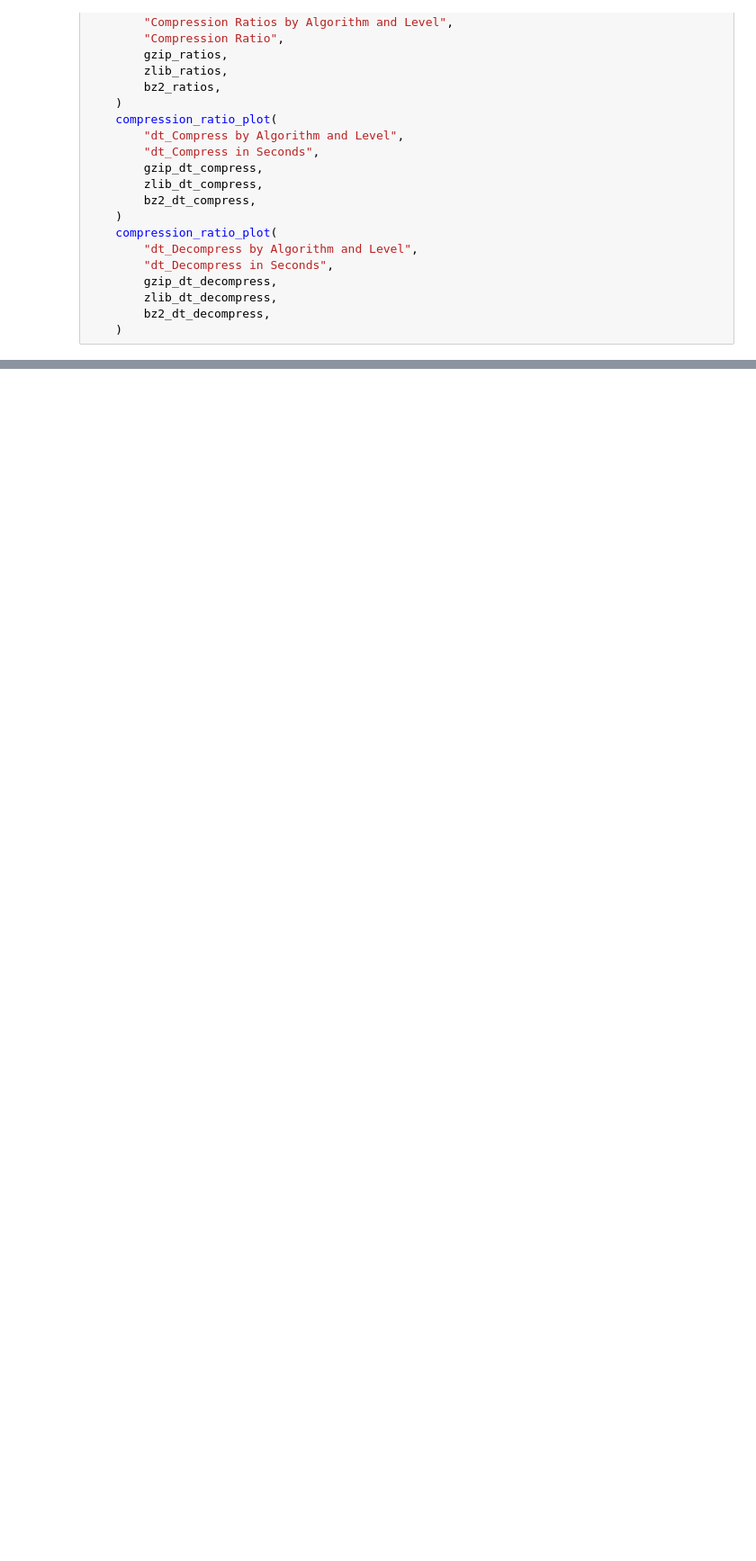
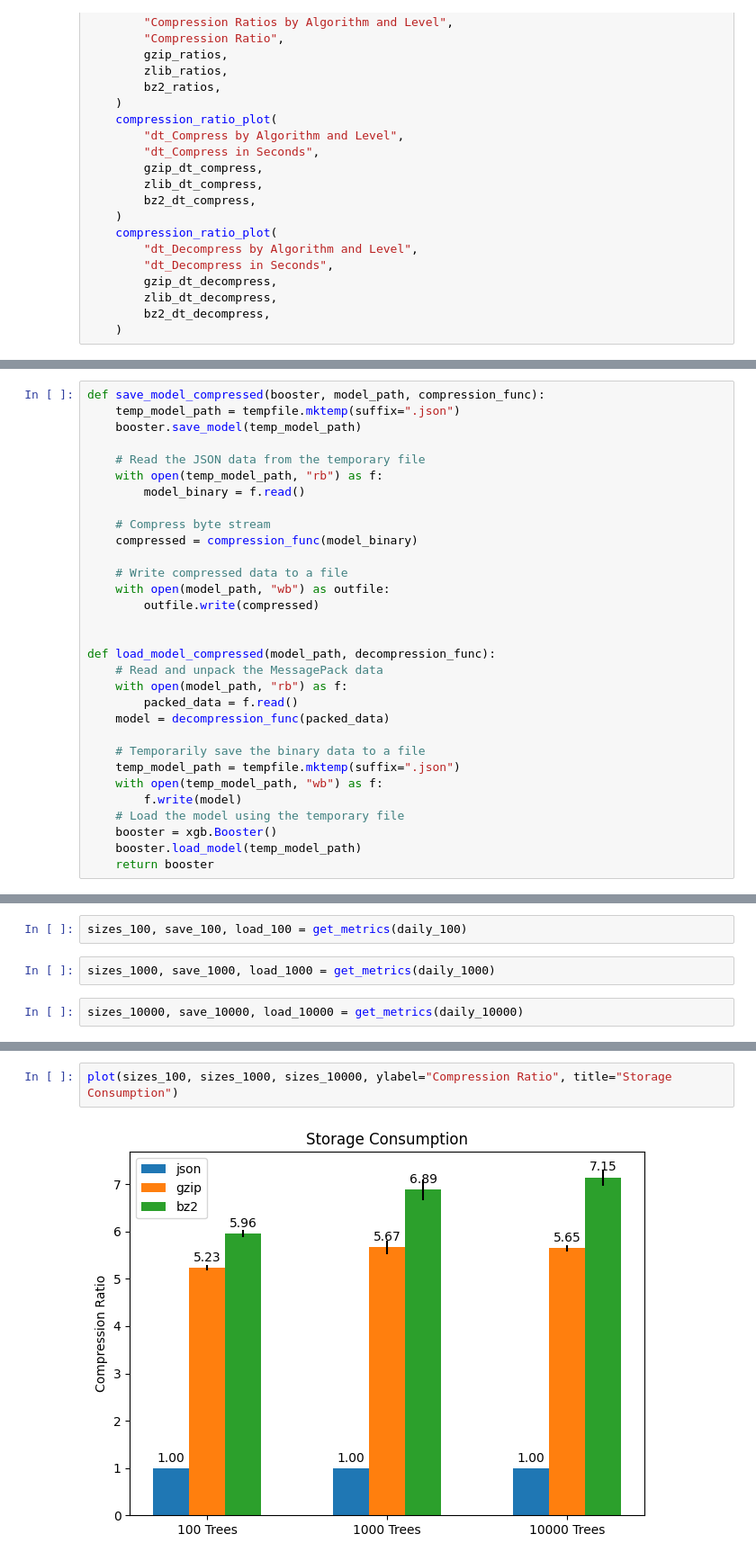
Before and after one commit to dkuska/tree-ensemble-model-management, a Jupyter notebook: compression/naive_compression.ipynb, the cells around one changed output, grey strips where cells are left out. Shown at 90% size. Drawn from its saved outputs; the diff is of its cells as text; blank space fills up the shorter version.

```diff
--- a/compression/naive_compression.ipynb
+++ b/compression/naive_compression.ipynb
@@ -147,0 +167,31 @@ compression_wrapper(xgboost_path)
+# %%
+def save_model_compressed(booster, model_path, compression_func):
+    temp_model_path = tempfile.mktemp(suffix=".json")
+    booster.save_model(temp_model_path)
+
+    # Read the JSON data from the temporary file
+    with open(temp_model_path, "rb") as f:
+        model_binary = f.read()
+
+    # Compress byte stream
+    compressed = compression_func(model_binary)
+
+    # Write compressed data to a file
+    with open(model_path, "wb") as outfile:
+        outfile.write(compressed)
+
+
+def load_model_compressed(model_path, decompression_func):
+    # Read and unpack the MessagePack data
+    with open(model_path, "rb") as f:
+        packed_data = f.read()
+    model = decompression_func(packed_data)
+
+    # Temporarily save the binary data to a file
+    temp_model_path = tempfile.mktemp(suffix=".json")
+    with open(temp_model_path, "wb") as f:
+        f.write(model)
+    # Load the model using the temporary file
+    booster = xgb.Booster()
+    booster.load_model(temp_model_path)
+    return booster
@@ -147,0 +286,6 @@ compression_wrapper(xgboost_path)
+# %%
+sizes_100, save_100, load_100 = get_metrics(daily_100)
+# %%
+sizes_1000, save_1000, load_1000 = get_metrics(daily_1000)
+# %%
+sizes_10000, save_10000, load_10000 = get_metrics(daily_10000)
@@ -147,0 +366,4 @@ compression_wrapper(xgboost_path)
+# %%
+plot(sizes_100, sizes_1000, sizes_10000, ylabel="Compression Ratio", title="Storage Consumption")
+# %% [output]
+[figure, added]
```
Also changed, not shown: parts of 12 cells of this notebook, 7 other files.
